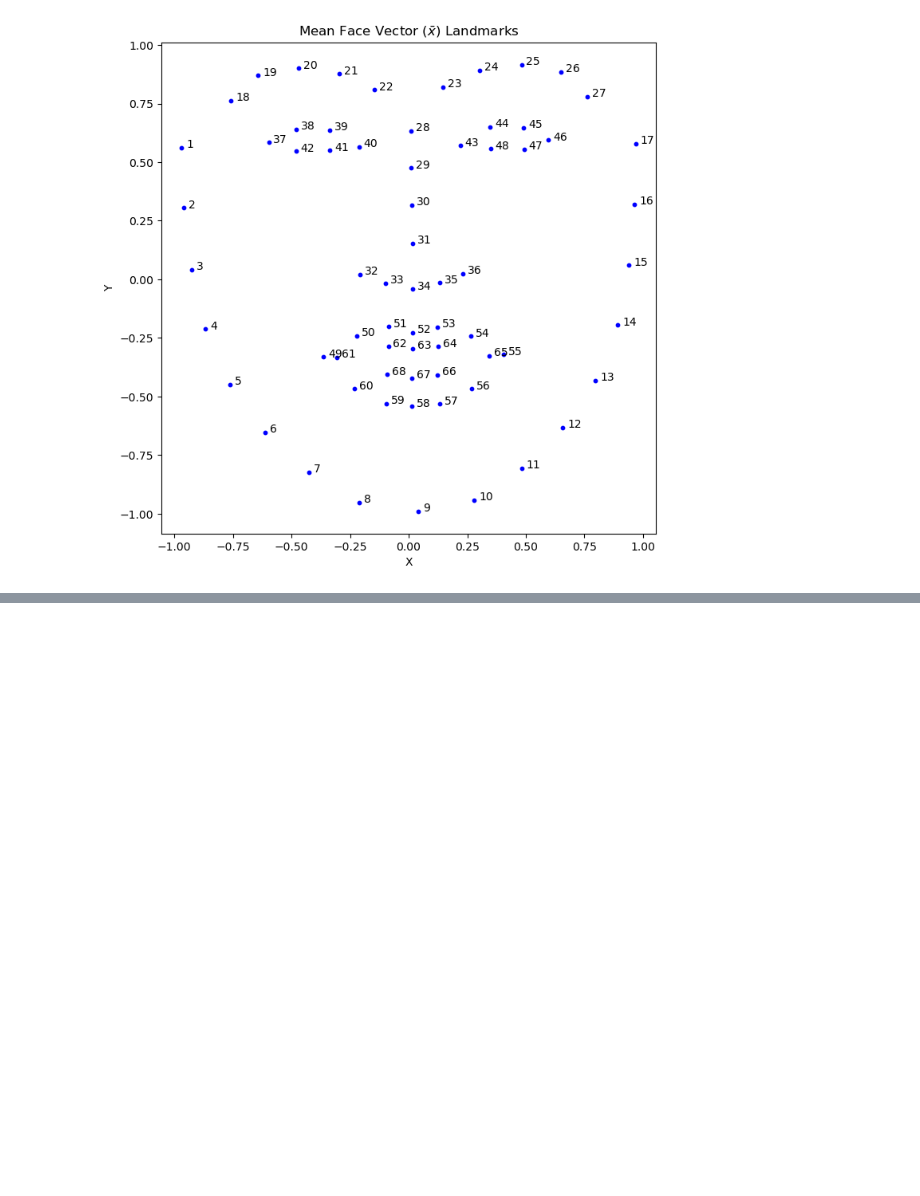
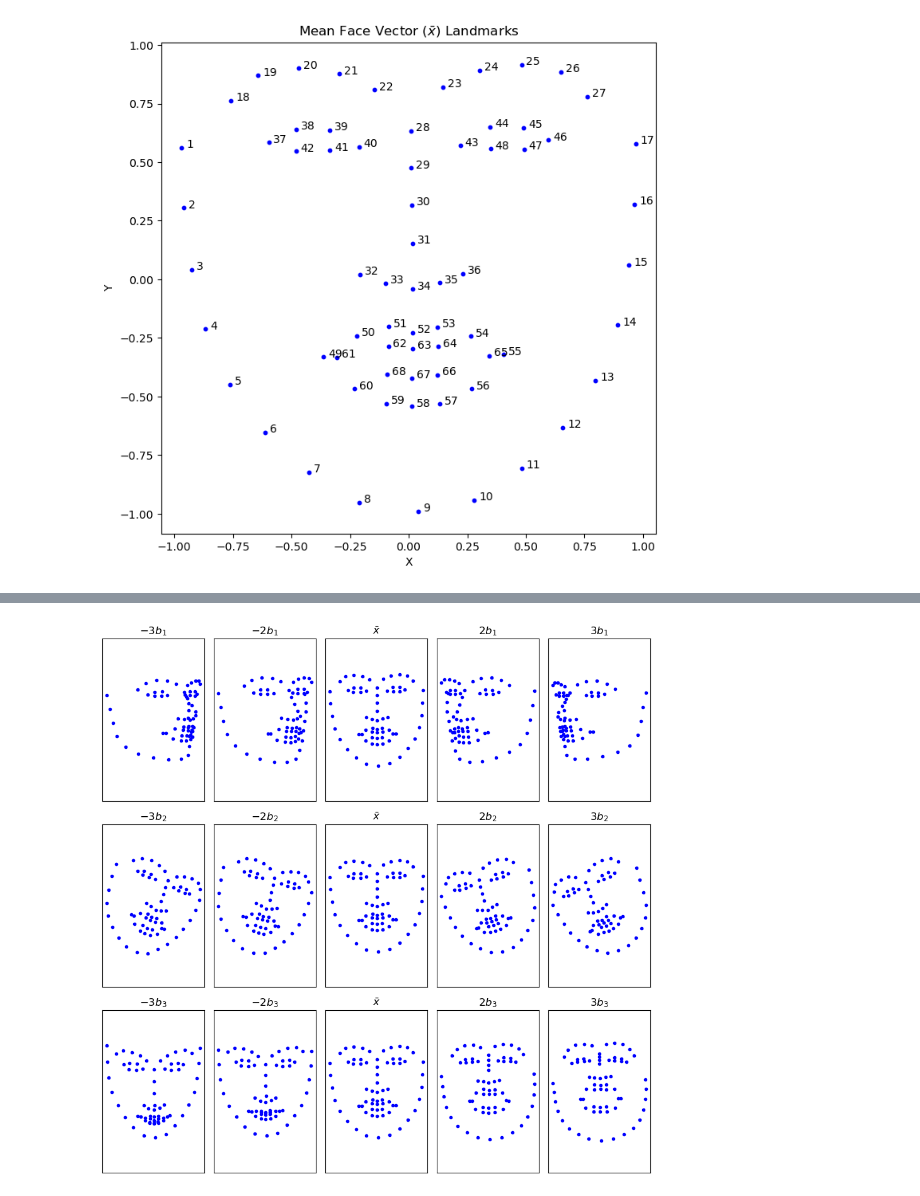
Before and after one commit to kawbu/COMP562-Project-2, a Jupyter notebook: P2.ipynb, the cells around one changed output, grey strips where cells are left out. Saved outputs shown, nothing was run; the diff lists cells and outputs as text; code cells hidden in the pictures; blank space fills up the shorter version.

```diff
--- a/P2.ipynb
+++ b/P2.ipynb
@@ -295,0 +286,62 @@ eigenvals, eigenvecs = np.linalg.eig(c_matrix)
+# %%
+# --------------------------------------
+# Add your P2B coding solution below.
+# --------------------------------------
+
+def graph_subplot(figure, index, points, b_idx, dev):
+    if dev == 0:
+        title = r"$\bar{x}$"
+    else:
+        title = fr"${dev}b_{b_idx}$"
+    curr_figure = figure.add_subplot(3, 5, index)
+    for i in range(len(points)):
+        x, y = points[i, 0], points[i, 1]
+        curr_figure.scatter(x, y, marker='.', color='blue')
+    curr_figure.set_title(title)
+    curr_figure.set_xticks([])
+    curr_figure.set_yticks([])
+    curr_figure.axis('equal')
+
+# standardize/Center, reshape mean vector to match dimensionality
+reshaped_mean = np.column_stack([mf_values] * fdf.shape[1])
+centered = np.subtract(fdf, reshaped_mean)
+
+# covariance Matrix
+A = 1.0/(centered.shape[1]-1) * (centered @ (centered.T))
+
+# eigenvalue Decomposition
+eigenvals, eigenvecs = np.linalg.eig(A)
+
+# sort eigenvectors (descending w.r.t. eigenvalues)
+eigenpairs = list(zip(eigenvals, eigenvecs.T))
+eigenpairs.sort(key=lambda x: x[0], reverse=True)
+s_eigenvals, s_eigenvecs = [], []
+for val, vec in eigenpairs:
+    s_eigenvals.append(val)
+    s_eigenvecs.append(vec)
+
+s_eigenvals = np.array(s_eigenvals)
+s_eigenvecs = np.array(s_eigenvecs).T
+
+# select top 3 eigenvectors
+top_vals = s_eigenvals[:3]
+top_vecs = s_eigenvecs[:, :3]
+deviations = np.array([-3, -2, 0, 2, 3]) # Deviation array
+
+# create figure and track subplots
+plot_idx = 1
+fig = plt.figure(figsize=(9,9))
+
+for i in range(len(top_vals)):
+    for dev in deviations:
+        b = np.array([0.0, 0.0, 0.0])
+        b[i] = dev * np.sqrt(top_vals[i])
+        x = mf_values.flatten() + (top_vecs @ b)
+        pt = reshape(x)
+        graph_subplot(fig, plot_idx, pt, i + 1, dev)
+        plot_idx += 1
+
+plt.tight_layout()
+plt.show()
+# %% [output]
+[figure, added]
```
Also changed, not shown: parts of 2 cells of this notebook.
